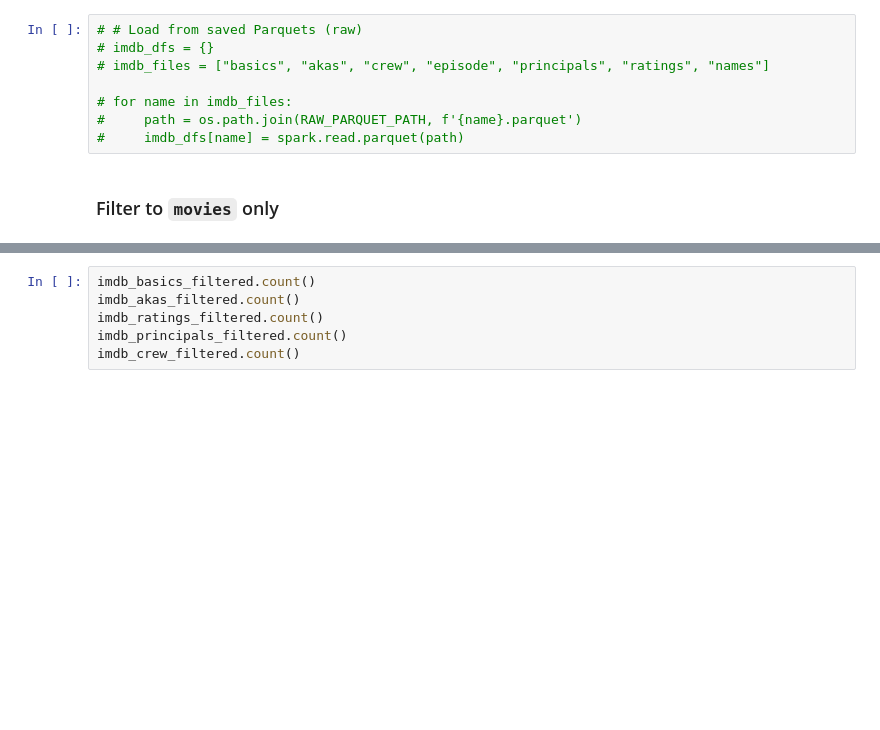
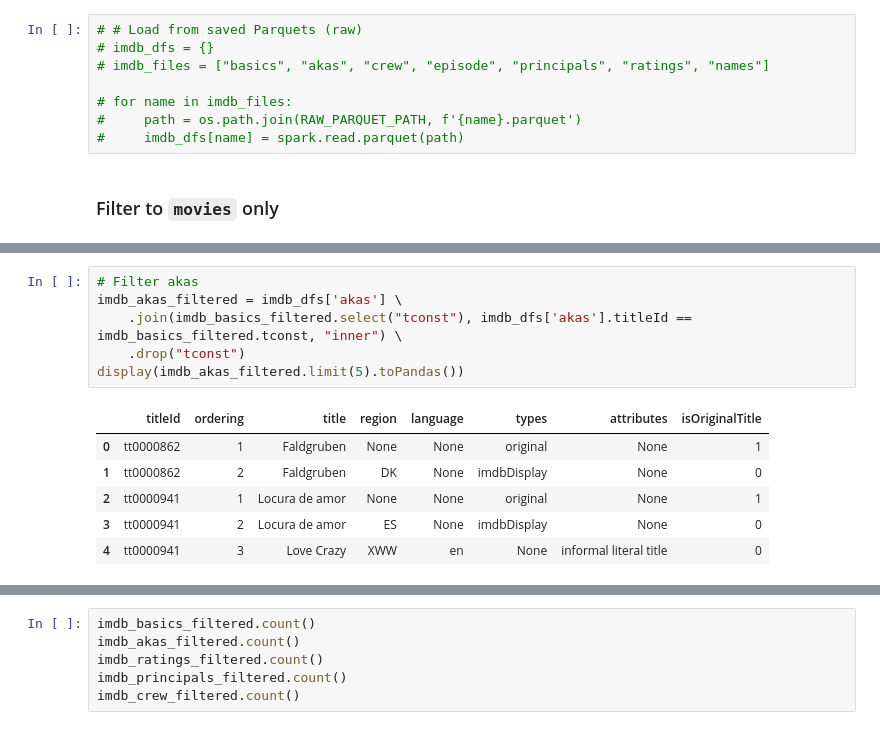
Before and after one commit to atomicshells/imdb-project, a Jupyter notebook: notebooks/exploratory-analysis.ipynb, the cells around one changed output, grey strips where cells are left out. Drawn from its saved outputs; the diff is of its cells as text; blank space fills up the shorter version.

```diff
--- a/notebooks/exploratory-analysis.ipynb
+++ b/notebooks/exploratory-analysis.ipynb
@@ -407,0 +339,13 @@ imdb_episodes = imdb_dfs['episode']
+# %%
+# Filter akas
+imdb_akas_filtered = imdb_dfs['akas'] \
+    .join(imdb_basics_filtered.select("tconst"), imdb_dfs['akas'].titleId == imdb_basics_filtered.tconst, "inner") \
+    .drop("tconst")
+display(imdb_akas_filtered.limit(5).toPandas())
+# %% [output]
+|  | titleId | ordering | title | region | language | types | attributes | isOriginalTitle |
+| 0 | tt0000862 | 1 | Faldgruben | None | None | original | None | 1 |
+| 1 | tt0000862 | 2 | Faldgruben | DK | None | imdbDisplay | None | 0 |
+| 2 | tt0000941 | 1 | Locura de amor | None | None | original | None | 1 |
+| 3 | tt0000941 | 2 | Locura de amor | ES | None | imdbDisplay | None | 0 |
+| 4 | tt0000941 | 3 | Love Crazy | XWW | en | None | informal literal title | 0 |
```
Also changed, not shown: parts of 43 cells of this notebook.
